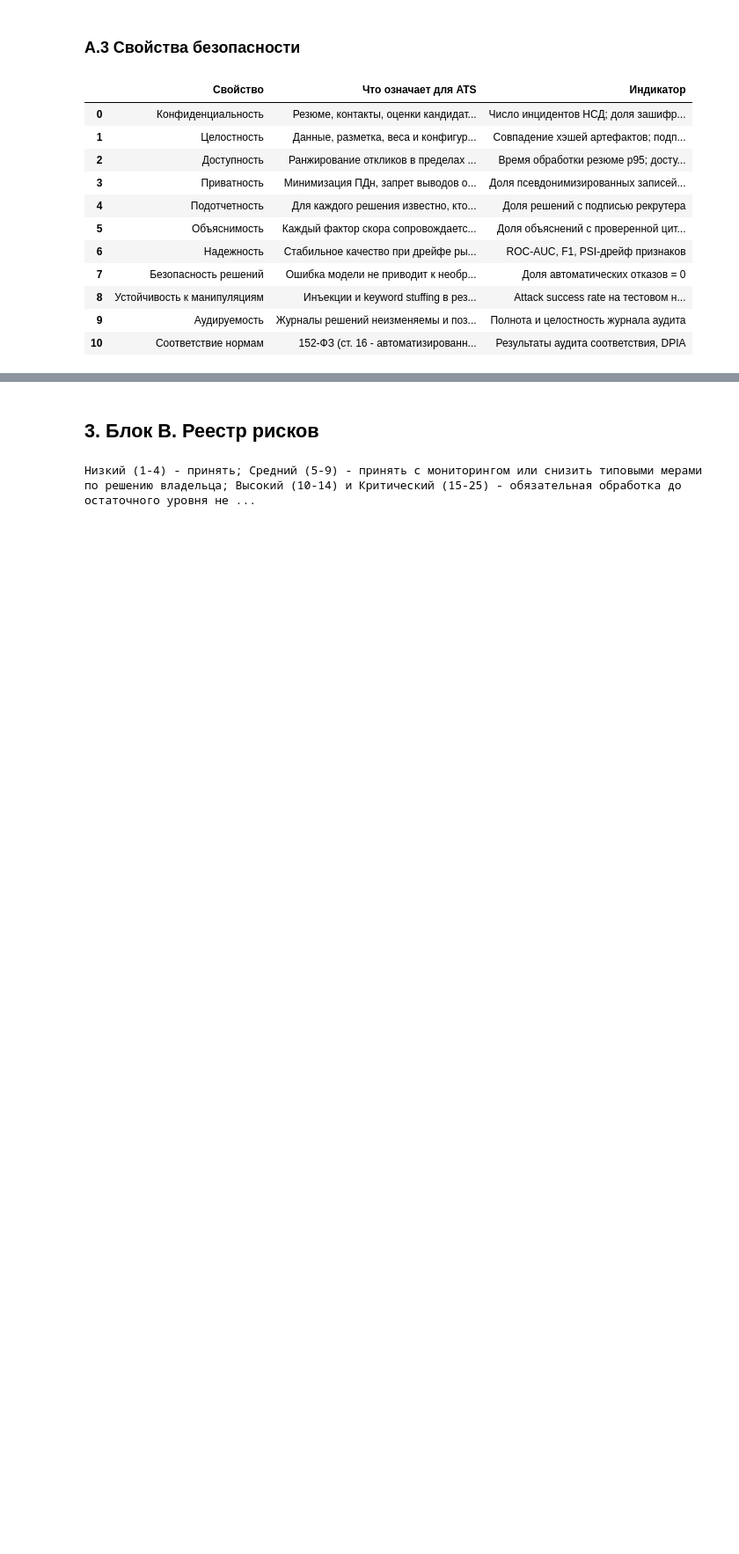
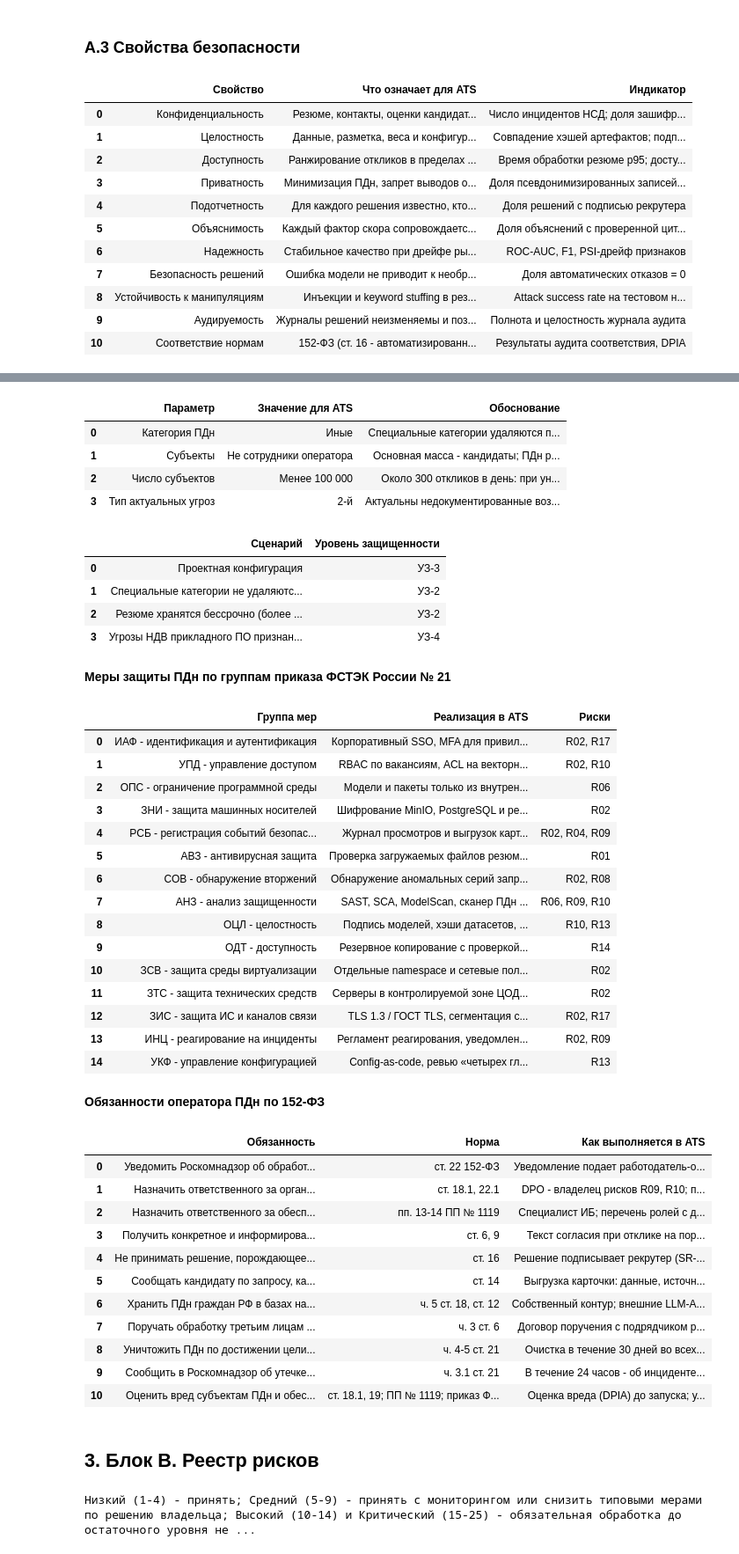
Before and after one commit to SenoritaLiza/hr-system, a Jupyter notebook: security/pr1-threat-model/pr1_security_model.ipynb, the cells around one changed output, grey strips where cells are left out. Shown at 88% size. Cells and saved outputs as stored; diff of their text form; code cells hidden in the pictures; blank space fills up the shorter version.

```diff
--- a/security/pr1-threat-model/pr1_security_model.ipynb
+++ b/security/pr1-threat-model/pr1_security_model.ipynb
@@ -946,3 +1123,57 @@ display(pd.DataFrame(MEASURE_TYPES, columns=["Тип меры", "Примеры
+# %%
+# Уровень защищенности ПДн по ПП РФ № 1119 и его зависимость от проектных решений
+display(pd.DataFrame(PD_LEVEL, columns=["Параметр", "Значение для ATS", "Обоснование"]))
+pdn_level = protection_level_1119(**PD_LEVEL_SCENARIOS[0][1])
+display(pd.DataFrame([(name, protection_level_1119(**p)) for name, p in PD_LEVEL_SCENARIOS],
+                     columns=["Сценарий", "Уровень защищенности"]))
+assert pdn_level == "УЗ-3"
+display(Markdown("**Меры защиты ПДн по группам приказа ФСТЭК России № 21**"))
+pdn_measures = pd.DataFrame(PD_MEASURES_21, columns=["Группа мер", "Реализация в ATS", "Риски"])
+display(pdn_measures)
+assert set(re.findall(r"R\d\d", " ".join(pdn_measures["Риски"]))) <= {r["id"] for r in RISKS}
+display(Markdown("**Обязанности оператора ПДн по 152-ФЗ**"))
+display(pd.DataFrame(PD_OBLIGATIONS, columns=["Обязанность", "Норма", "Как выполняется в ATS"]))
+# %% [output]
+|  | Параметр | Значение для ATS | Обоснование |
+| 0 | Категория ПДн | Иные | Специальные категории удаляются п... |
+| 1 | Субъекты | Не сотрудники оператора | Основная масса - кандидаты; ПДн р... |
+| 2 | Число субъектов | Менее 100 000 | Около 300 откликов в день: при ун... |
+| 3 | Тип актуальных угроз | 2-й | Актуальны недокументированные воз... |
+|  | Сценарий | Уровень защищенности |
+| 0 | Проектная конфигурация | УЗ-3 |
+| 1 | Специальные категории не удаляютс... | УЗ-2 |
+| 2 | Резюме хранятся бессрочно (более ... | УЗ-2 |
+| 3 | Угрозы НДВ прикладного ПО признан... | УЗ-4 |
+**Меры защиты ПДн по группам приказа ФСТЭК России № 21**
+|  | Группа мер | Реализация в ATS | Риски |
+| 0 | ИАФ - идентификация и аутентификация | Корпоративный SSO, MFA для привил... | R02, R17 |
+| 1 | УПД - управление доступом | RBAC по вакансиям, ACL на векторн... | R02, R10 |
+| 2 | ОПС - ограничение программной среды | Модели и пакеты только из внутрен... | R06 |
+| 3 | ЗНИ - защита машинных носителей | Шифрование MinIO, PostgreSQL и ре... | R02 |
+| 4 | РСБ - регистрация событий безопас... | Журнал просмотров и выгрузок карт... | R02, R04, R09 |
+| 5 | АВЗ - антивирусная защита | Проверка загружаемых файлов резюм... | R01 |
+| 6 | СОВ - обнаружение вторжений | Обнаружение аномальных серий запр... | R02, R08 |
+| 7 | АНЗ - анализ защищенности | SAST, SCA, ModelScan, сканер ПДн ... | R06, R09, R10 |
+| 8 | ОЦЛ - целостность | Подпись моделей, хэши датасетов, ... | R10, R13 |
+| 9 | ОДТ - доступность | Резервное копирование с проверкой... | R14 |
+| 10 | ЗСВ - защита среды виртуализации | Отдельные namespace и сетевые пол... | R02 |
+| 11 | ЗТС - защита технических средств | Серверы в контролируемой зоне ЦОД... | R02 |
+| 12 | ЗИС - защита ИС и каналов связи | TLS 1.3 / ГОСТ TLS, сегментация с... | R02, R17 |
+| 13 | ИНЦ - реагирование на инциденты | Регламент реагирования, уведомлен... | R02, R09 |
+| 14 | УКФ - управление конфигурацией | Config-as-code, ревью «четырех гл... | R13 |
+**Обязанности оператора ПДн по 152-ФЗ**
+|  | Обязанность | Норма | Как выполняется в ATS |
+| 0 | Уведомить Роскомнадзор об обработ... | ст. 22 152-ФЗ | Уведомление подает работодатель-о... |
+| 1 | Назначить ответственного за орган... | ст. 18.1, 22.1 | DPO - владелец рисков R09, R10; п... |
+| 2 | Назначить ответственного за обесп... | пп. 13-14 ПП № 1119 | Специалист ИБ; перечень ролей с д... |
+| 3 | Получить конкретное и информирова... | ст. 6, 9 | Текст согласия при отклике на пор... |
+| 4 | Не принимать решение, порождающее... | ст. 16 | Решение подписывает рекрутер (SR-... |
+| 5 | Сообщать кандидату по запросу, ка... | ст. 14 | Выгрузка карточки: данные, источн... |
+| 6 | Хранить ПДн граждан РФ в базах на... | ч. 5 ст. 18, ст. 12 | Собственный контур; внешние LLM-A... |
+| 7 | Поручать обработку третьим лицам ... | ч. 3 ст. 6 | Договор поручения с подрядчиком р... |
+| 8 | Уничтожить ПДн по достижении цели... | ч. 4-5 ст. 21 | Очистка в течение 30 дней во всех... |
+| 9 | Сообщить в Роскомнадзор об утечке... | ч. 3.1 ст. 21 | В течение 24 часов - об инциденте... |
+| 10 | Оценить вред субъектам ПДн и обес... | ст. 18.1, 19; ПП № 1119; приказ Ф... | Оценка вреда (DPIA) до запуска; у... |
 # %% [markdown]
 ## 3. Блок B. Реестр рисков
 # %%
```
Also changed, not shown: parts of 9 cells of this notebook, 2 other files.
